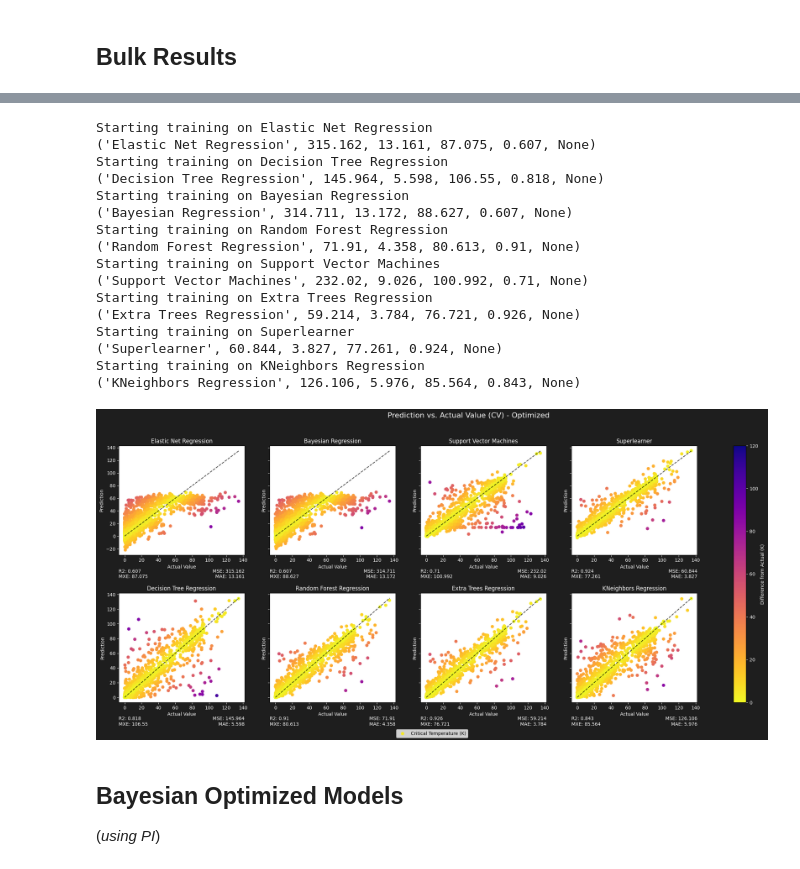
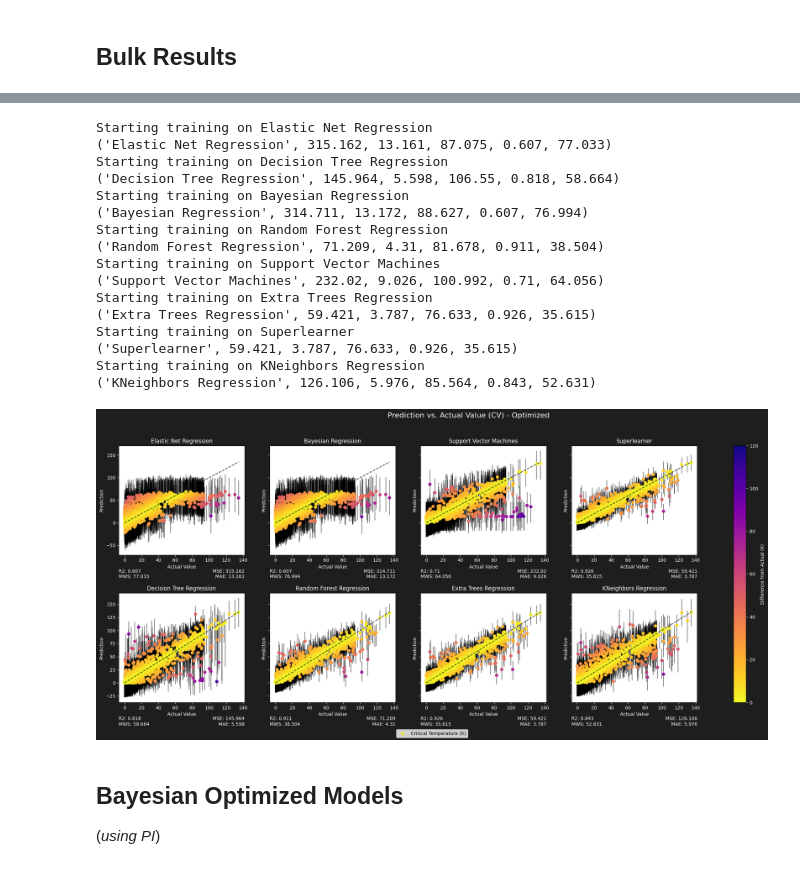
Before and after one commit to sylphrena0/classe, a Jupyter notebook: code/training.ipynb, the cells around one changed output, grey strips where cells are left out. Drawn from its saved outputs; the diff is of its cells as text; code cells hidden in the pictures.

Commit message:
fixed optimized arguments and latex results w/TC=0

```diff
--- a/code/training.ipynb
+++ b/code/training.ipynb
@@ -155,42 +155,42 @@ Starting training on KNeighbors Regression
 # %%
 sfn.import_data(replace_inf=True)
 
 #defines the optimized arguments for each model
 ELASTIC_ARGS = {'alpha':1e-05, 'l1_ratio':0.0}
 BAYES_ARGS = {}
 SVR_ARGS = {'kernel':'rbf', 'C':100, 'epsilon':0.1, 'gamma':0.1, 'degree':1}
 RFR_ARGS = {'max_features': 'auto', 'n_estimators': 250}
 SP_ARGS = {'X': sfn.train_data}
 KNN_ARGS = {'metric':'manhattan', 'n_jobs':-1, 'n_neighbors':5}
 DT_ARGS = {'criterion':'poisson', 'max_features':0.5, 'random_state':43}
-TREES_ARGS = {'n_estimators': 708}
+TREES_ARGS = {'n_estimators': 291}
 
 
 sfn.import_data(replace_inf=True)
-models  =  ((("Elastic Net Regression", ElasticNet, ELASTIC_ARGS, False),           ("Decision Tree Regression", DecisionTreeRegressor, DT_ARGS, False)),
-            (("Bayesian Regression", BayesianRidge, BAYES_ARGS, False),             ("Random Forest Regression", RandomForestRegressor, RFR_ARGS, False)),
-            (("Support Vector Machines", SVR, SVR_ARGS, False),                     ("Extra Trees Regression", ExtraTreesRegressor, TREES_ARGS, False)),
-            (("Superlearner", Superlearner, SP_ARGS, False),                        ("KNeighbors Regression", KNeighborsRegressor, KNN_ARGS, False)))
+models  =  ((("Elastic Net Regression", ElasticNet, ELASTIC_ARGS, True),           ("Decision Tree Regression", DecisionTreeRegressor, DT_ARGS, True)),
+            (("Bayesian Regression", BayesianRidge, BAYES_ARGS, True),             ("Random Forest Regression", RandomForestRegressor, RFR_ARGS, True)),
+            (("Support Vector Machines", SVR, SVR_ARGS, True),                     ("Extra Trees Regression", ExtraTreesRegressor, TREES_ARGS, True)),
+            (("Superlearner", Superlearner, SP_ARGS, True),                        ("KNeighbors Regression", KNeighborsRegressor, KNN_ARGS, True)))
 
-sfn.evaluate(models, title="Prediction vs. Actual Value (CV) - Optimized", filename="results_optimized", forestci=False, method="plus", image=False)
+sfn.evaluate(models, title="Prediction vs. Actual Value (CV) - Optimized", filename="results_optimized", method="plus", image=True)
 # %% [output]
 Starting training on Elastic Net Regression
-('Elastic Net Regression', 315.162, 13.161, 87.075, 0.607, None)
+('Elastic Net Regression', 315.162, 13.161, 87.075, 0.607, 77.033)
 Starting training on Decision Tree Regression
-('Decision Tree Regression', 145.964, 5.598, 106.55, 0.818, None)
+('Decision Tree Regression', 145.964, 5.598, 106.55, 0.818, 58.664)
 Starting training on Bayesian Regression
-('Bayesian Regression', 314.711, 13.172, 88.627, 0.607, None)
+('Bayesian Regression', 314.711, 13.172, 88.627, 0.607, 76.994)
 Starting training on Random Forest Regression
-('Random Forest Regression', 71.91, 4.358, 80.613, 0.91, None)
+('Random Forest Regression', 71.209, 4.31, 81.678, 0.911, 38.504)
 Starting training on Support Vector Machines
-('Support Vector Machines', 232.02, 9.026, 100.992, 0.71, None)
+('Support Vector Machines', 232.02, 9.026, 100.992, 0.71, 64.056)
 Starting training on Extra Trees Regression
-('Extra Trees Regression', 59.214, 3.784, 76.721, 0.926, None)
+('Extra Trees Regression', 59.421, 3.787, 76.633, 0.926, 35.615)
 Starting training on Superlearner
-('Superlearner', 60.844, 3.827, 77.261, 0.924, None)
+('Superlearner', 59.421, 3.787, 76.633, 0.926, 35.615)
 Starting training on KNeighbors Regression
-('KNeighbors Regression', 126.106, 5.976, 85.564, 0.843, None)
+('KNeighbors Regression', 126.106, 5.976, 85.564, 0.843, 52.631)
-[figure, old version]
+[figure, new version]
 # %% [markdown]
 ## Bayesian Optimized Models
 (*using PI*)
```
Also changed, not shown: parts of 2 cells of this notebook, 47 other files.
